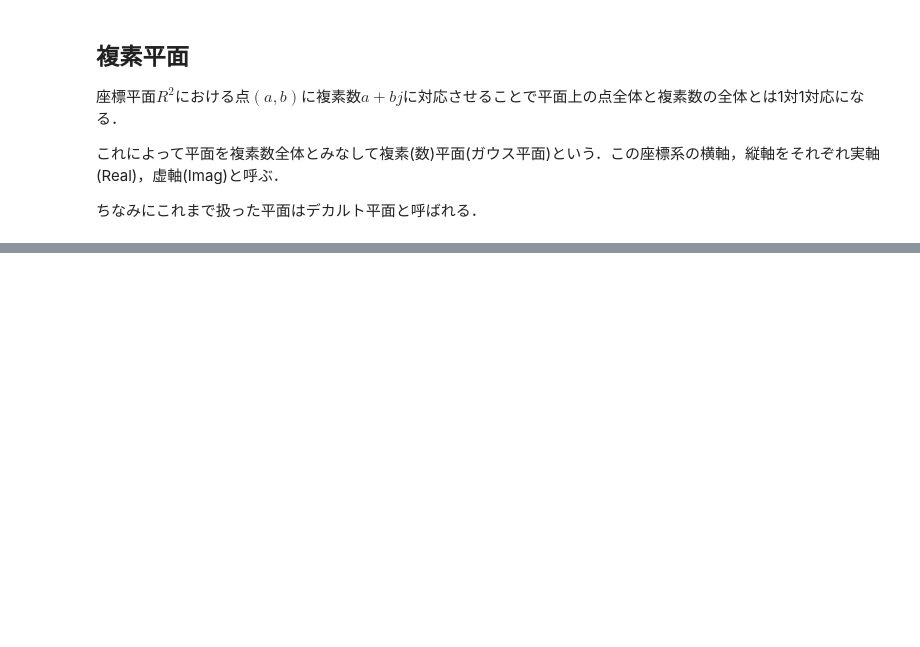
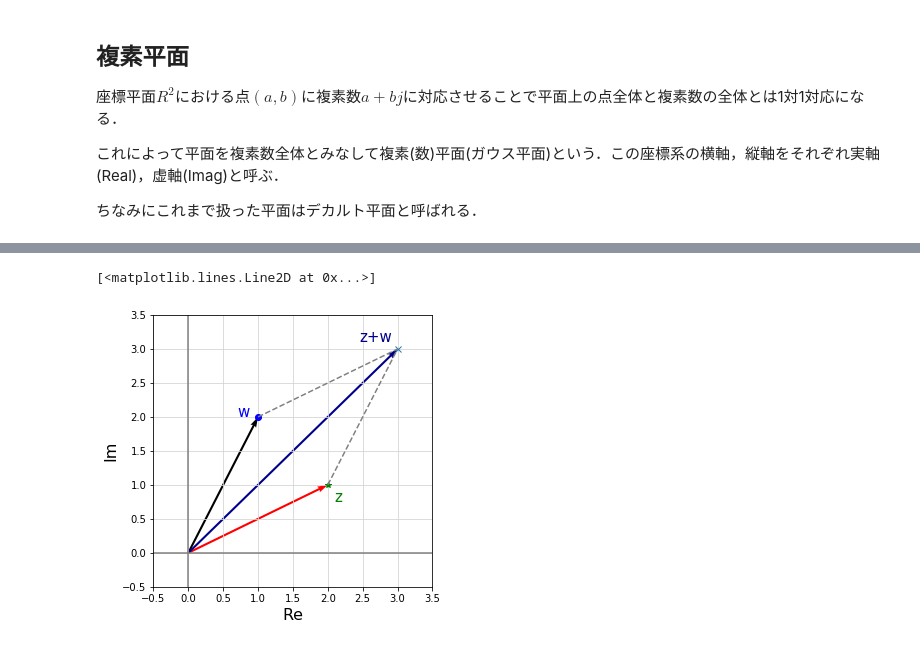
Before and after one commit to TomohiroSakaguchi/LinerAlgebra, a Jupyter notebook: Chap_1_vector/Complex_plane.ipynb, the cells around one changed output, grey strips where cells are left out. Drawn from its saved outputs; the diff is of its cells as text; code cells hidden in the pictures; blank space fills up the shorter version.

```diff
--- a/Chap_1_vector/Complex_plane.ipynb
+++ b/Chap_1_vector/Complex_plane.ipynb
@@ -191,0 +222,35 @@ plt.show()
+# %%
+#加法の図示
+# ベクトル描画関数
+def visual_vector(axes, loc, vector, color = "red"):
+    axes.quiver(loc[0], loc[1],
+              vector[0], vector[1], color = color,
+              angles = 'xy', scale_units = 'xy', scale = 1)
+
+# FigureとAxes
+fig = plt.figure(figsize = (5, 5))
+ax = fig.add_subplot(111,facecolor='none',alpha = 1)
+
+coordinate(ax, [-0.5, 3.5], [-0.5, 3.5])
+
+#複素数の定義
+z = 2+1j #プログラムとして組む場合は1*jと表記(忘れるとエラーが出る)
+w = 1+2j
+real_z = z.real
+imag_z = z.imag
+real_w = w.real
+imag_w = w.imag
+ax.plot(real_z,imag_z,'g*',real_w,imag_w,'bo')
+ax.plot(real_z+real_w,imag_z+imag_w,"x")
+ax.text(real_z+0.1,imag_z-0.25, "z", color = "green", size = 15)
+ax.text(real_w-0.3,imag_w, "w", color = "blue", size = 15)
+ax.text(real_z+real_w-0.55,imag_z+imag_w+0.1, "z+w", color = "darkblue", size = 15)
+
+visual_vector(ax, [0, 0], [real_z,imag_z], "red")
+visual_vector(ax, [0, 0], [real_w,imag_w], "black")
+visual_vector(ax, [0, 0], [real_z+real_w,imag_z+imag_w], "darkblue")
+ax.plot([real_z,real_z+real_w], [imag_z, imag_z+imag_w], ls = "--", color = "gray")
+ax.plot([real_w,real_z+real_w], [imag_w, imag_z+imag_w], ls = "--", color = "gray")
+# %% [output]
+[<matplotlib.lines.Line2D at 0x...>]
+[figure, added]
```
Also changed, not shown: parts of 13 cells of this notebook.
